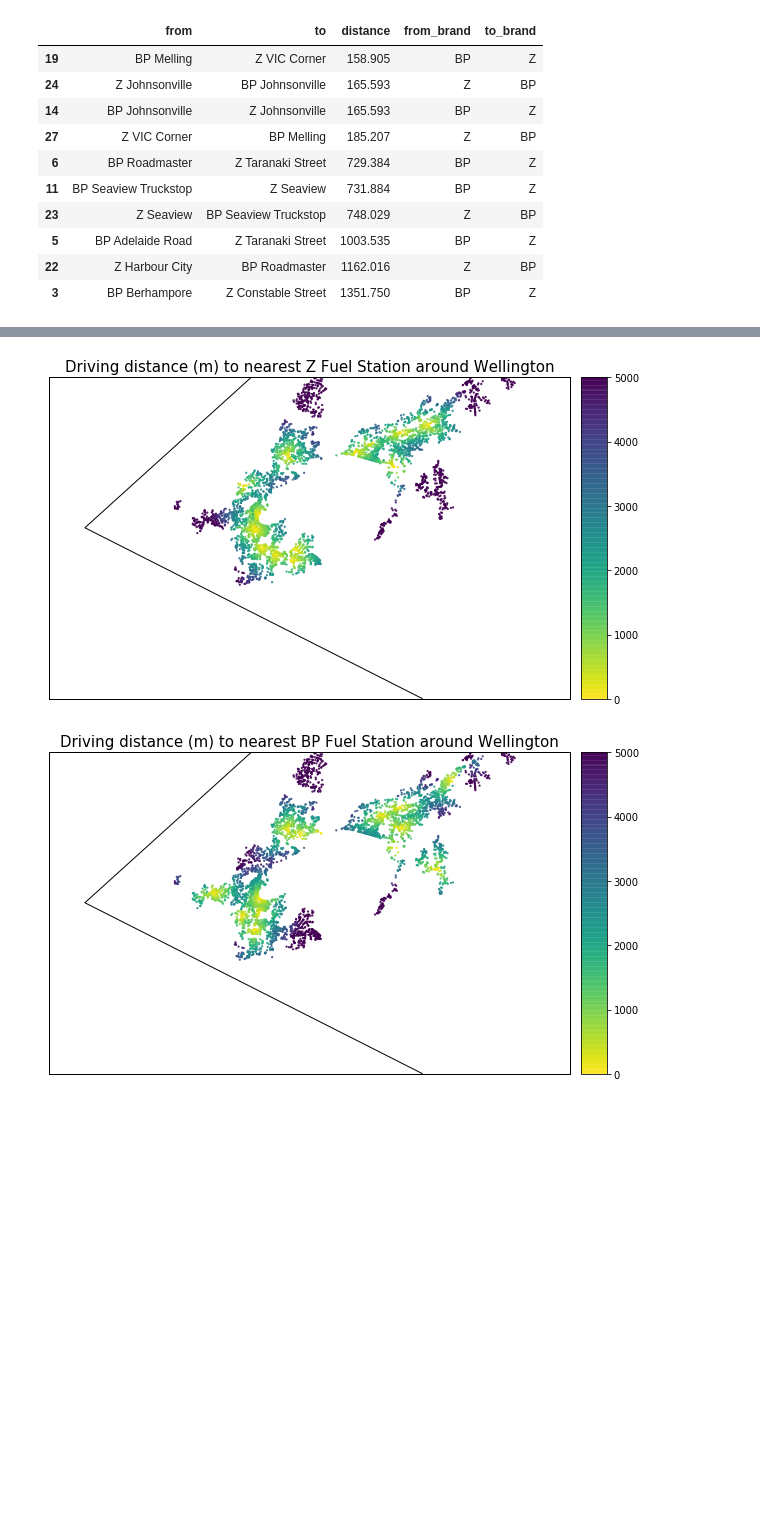
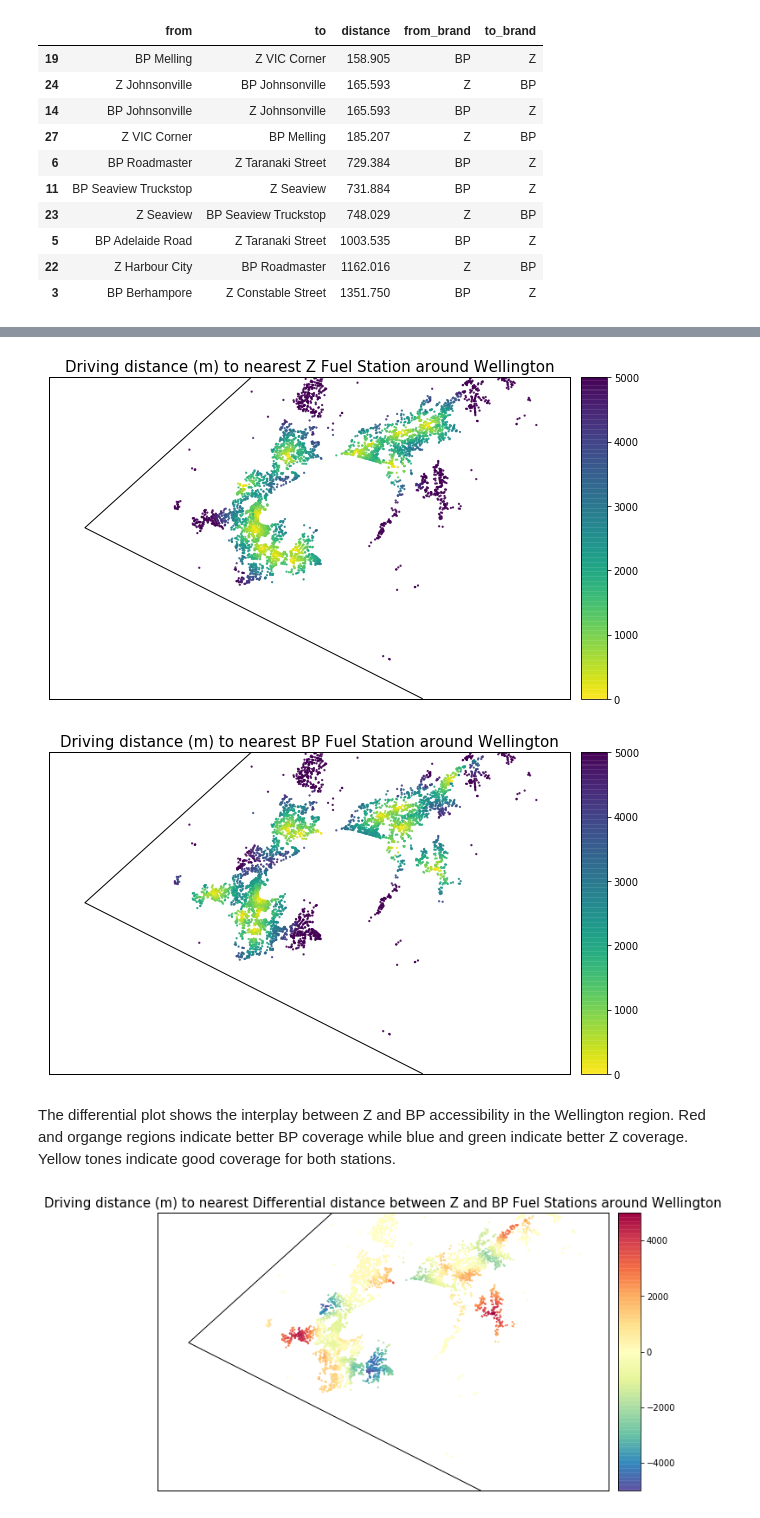
Before and after one commit to shriv/fuel-stations, a Jupyter notebook: Fuel Stations Analysis.ipynb, the cells around one changed output, grey strips where cells are left out. Cells and saved outputs as stored; diff of their text form; code cells hidden in the pictures; blank space fills up the shorter version.

```diff
--- a/Fuel Stations Analysis.ipynb
+++ b/Fuel Stations Analysis.ipynb
@@ -440,6 +440,6 @@ plot_kwargs = {'s':5,
                'edgecolor':'none'}
 # %%
 # Generate accessibility network
-network, pandana_bbox = na.get_pandana_network(bbox, tags)
+network, pandana_bbox = na.get_pandana_network(bbox, tags, impedance=distance)
 z_accessibility = na.get_accessibility(network, z_stations, distance=distance, num_pois=num_pois)
 bp_accessibility = na.get_accessibility(network, bp_stations, distance=distance, num_pois=num_pois)
@@ -448,11 +466,25 @@ bp_accessibility = na.get_accessibility(network, bp_stations, distance=distance,
 na.plot_accessibility(network, z_accessibility[n], pandana_bbox,
                       fig_kwargs=fig_kwargs, plot_kwargs=plot_kwargs)
 # %% [output]
-[figure, old version]
+[figure, new version]
 # %%
 # Plot driving accessibility for BP stations
 na.plot_accessibility(network, bp_accessibility[n], pandana_bbox,
                       amenity_type='BP Fuel Station',
                       fig_kwargs=fig_kwargs, plot_kwargs=plot_kwargs)
 # %% [output]
-[figure, old version]
+[figure, new version]
+# %% [markdown]
+The differential plot shows the interplay between Z and BP accessibility in the Wellington region. Red and organge regions indicate better BP coverage while blue and green indicate better Z coverage. Yellow tones indicate good coverage for both stations.
+# %%
+# Plotting parameters
+diff_kwargs = plot_kwargs.copy()
+diff_kwargs['cmap'] = 'Spectral_r'
+
+# Plot differential coverage
+diff_accessibility = z_accessibility[1] - bp_accessibility[1]
+na.plot_accessibility(network, diff_accessibility, pandana_bbox,
+                      amenity_type="Differential distance between Z and BP Fuel Stations",
+                      fig_kwargs=fig_kwargs, plot_kwargs=diff_kwargs)
+# %% [output]
+[figure, added]
```
Also changed, not shown: parts of 6 cells of this notebook, 1 other file.
